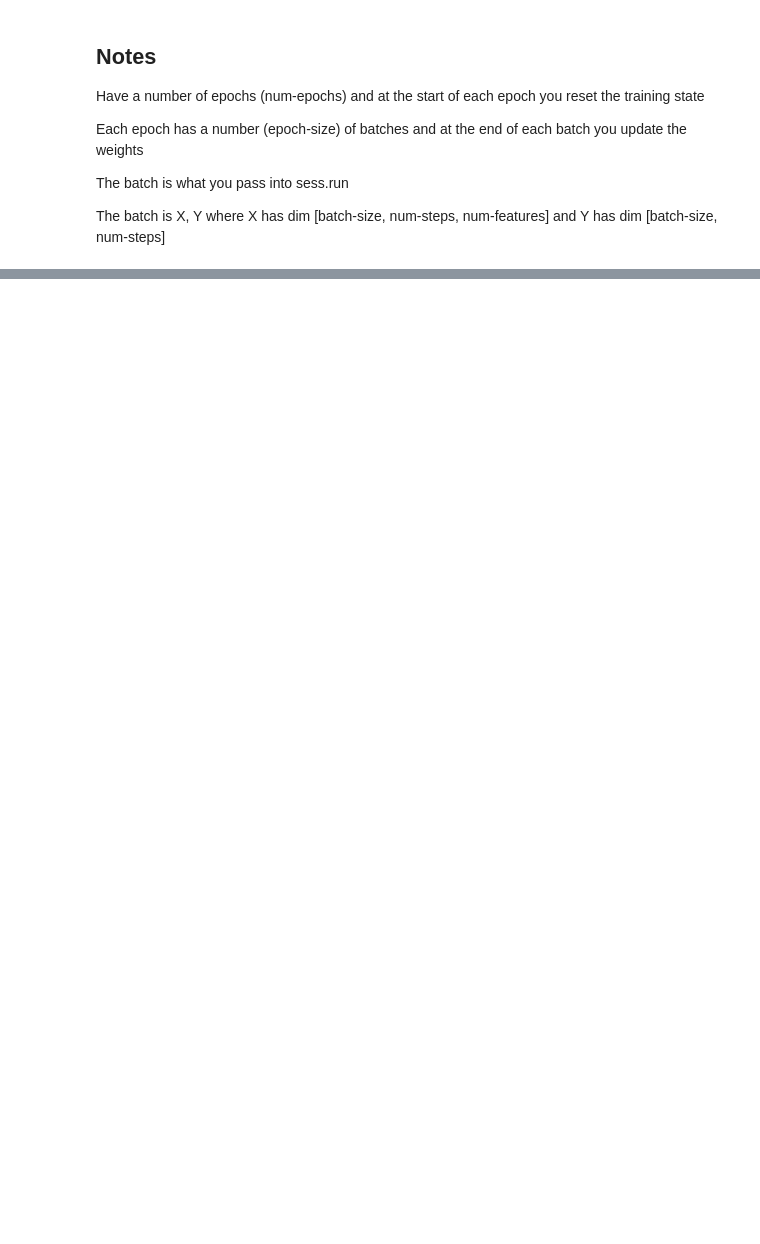
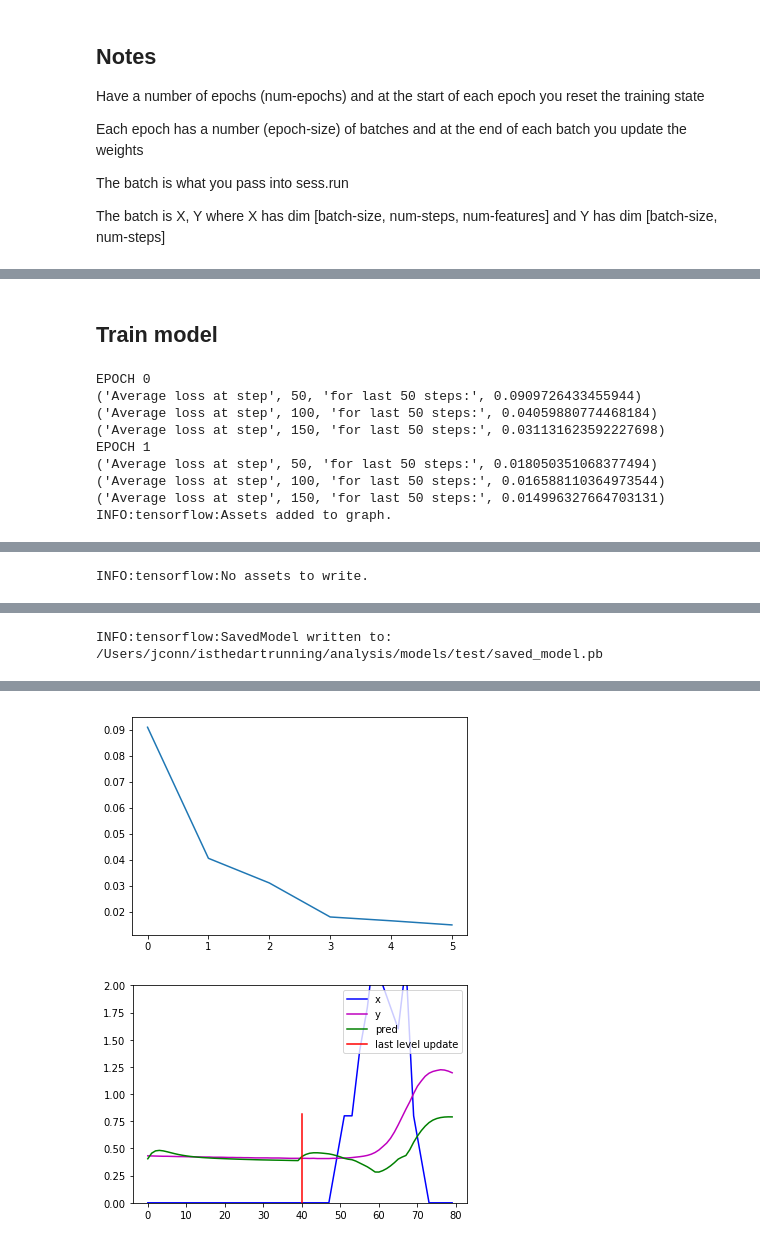
Before and after one commit to jamieaconn/isthedartrunning, a Jupyter notebook: analysis/new_rnn_model.ipynb, the cells around one changed output, grey strips where cells are left out. Cells and saved outputs as stored; diff of their text form; code cells hidden in the pictures; blank space fills up the shorter version.

Commit message:
improvements to model

```diff
--- a/analysis/new_rnn_model.ipynb
+++ b/analysis/new_rnn_model.ipynb
@@ -24,3 +24,15 @@ from tensorflow.contrib import predictor
+# %%
+parameters = {
+    "num_steps": 80,
+    "batch_size": 150,
+    "state_size": 15,
+    "learning_rate": 0.1,
+    "num_epochs": 2,
+    "num_features": 3,
+    "epoch_size": 200,
+    "num_layers": 1,
+    "num_level_updates": 40,
+}
 # %%
 train_df, test_df = new_rnn_functions.load_data()
 # %% [output]
@@ -33,14 +44,0 @@ train_df, test_df = new_rnn_functions.load_data()
-# %%
-parameters = {
-    "num_steps": 80,
-    "batch_size": 150,
-    "state_size": 15,
-    "learning_rate": 0.1,
-    "num_epochs": 10,
-    "num_features": 3,
-    "epoch_size": 200,
-    "num_layers": 5,
-    "num_level_updates": 40,
-}
-
-graph = new_rnn_functions.generate_graph(parameters)
@@ -159,0 +45,25 @@ def bucket_predict(inputs, num_level_updates):
+# %%
+new_rnn_functions = reload(new_rnn_functions)
+# %% [markdown]
+## Train model
+# %%
+graph = new_rnn_functions.generate_graph(parameters)
+
+training_losses, final_X, final_Y, final_pred = new_rnn_functions.run_training(train_df, parameters, graph, model_name="test")
+
+plt.plot(training_losses)
+plt.show()
+
+# plot from the final predictions
+
+new_rnn_functions.plot_sample(final_X, final_Y, final_pred, parameters=parameters, index=54)
+# %% [output]
+EPOCH 0
+('Average loss at step', 50, 'for last 50 steps:', 0.0909726433455944)
+('Average loss at step', 100, 'for last 50 steps:', 0.04059880774468184)
+('Average loss at step', 150, 'for last 50 steps:', 0.031131623592227698)
+EPOCH 1
+('Average loss at step', 50, 'for last 50 steps:', 0.018050351068377494)
+('Average loss at step', 100, 'for last 50 steps:', 0.016588110364973544)
+('Average loss at step', 150, 'for last 50 steps:', 0.014996327664703131)
+INFO:tensorflow:Assets added to graph.
@@ -159,0 +71 @@ def bucket_predict(inputs, num_level_updates):
+INFO:tensorflow:No assets to write.
@@ -159,0 +73 @@ def bucket_predict(inputs, num_level_updates):
+INFO:tensorflow:SavedModel written to: /Users/jconn/isthedartrunning/analysis/models/test/saved_model.pb
@@ -160 +75,3 @@ def bucket_predict(inputs, num_level_updates):
+[figure, added]
+[figure, added]
 # %%
```
Also changed, not shown: parts of 9 cells of this notebook.
